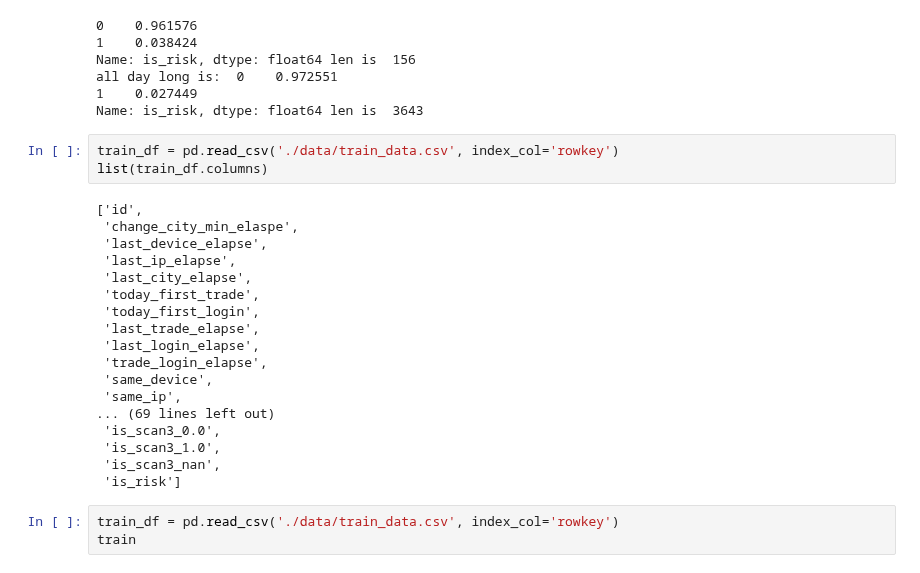
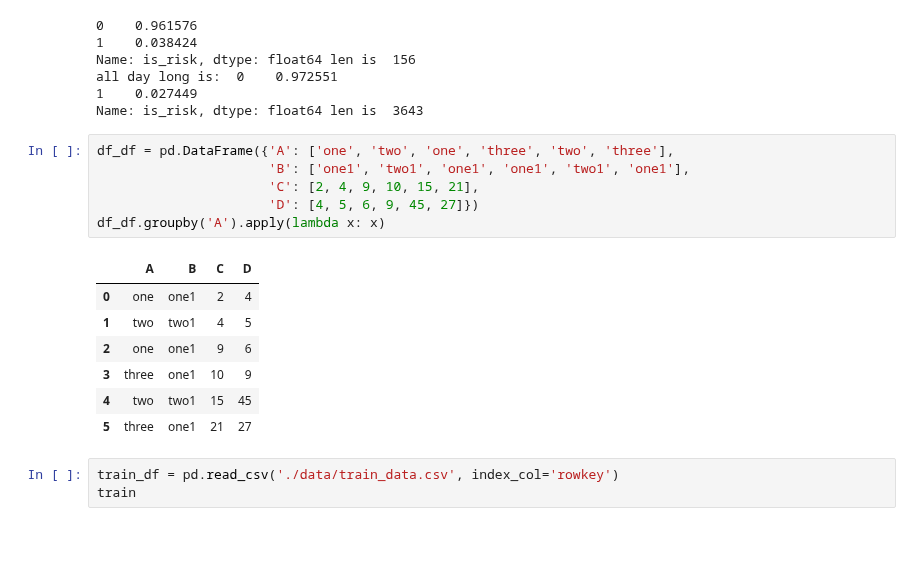
Before and after one commit to tusonggao/Kaggle_code, a Jupyter notebook: jd_contest/jd_contest.ipynb, the cells around one changed output. Drawn from its saved outputs; the diff is of its cells as text; blank space fills up the shorter version.

```diff
--- a/jd_contest/jd_contest.ipynb
+++ b/jd_contest/jd_contest.ipynb
@@ -402,27 +407,20 @@ Name: is_risk, dtype: float64 len is  156
 all day long is:  0    0.972551
 1    0.027449
 Name: is_risk, dtype: float64 len is  3643
-# %%
-train_df = pd.read_csv('./data/train_data.csv', index_col='rowkey')
-list(train_df.columns)
-# %% [output]
-['id',
- 'change_city_min_elaspe',
- 'last_device_elapse',
- 'last_ip_elapse',
- 'last_city_elapse',
- 'today_first_trade',
- 'today_first_login',
- 'last_trade_elapse',
- 'last_login_elapse',
- 'trade_login_elapse',
- 'same_device',
- 'same_ip',
-... (69 lines left out)
- 'is_scan3_0.0',
- 'is_scan3_1.0',
- 'is_scan3_nan',
- 'is_risk']
+# %%
+df_df = pd.DataFrame({'A': ['one', 'two', 'one', 'three', 'two', 'three'],
+                      'B': ['one1', 'two1', 'one1', 'one1', 'two1', 'one1'],
+                      'C': [2, 4, 9, 10, 15, 21],
+                      'D': [4, 5, 6, 9, 45, 27]})
+df_df.groupby('A').apply(lambda x: x)
+# %% [output]
+|  | A | B | C | D |
+| 0 | one | one1 | 2 | 4 |
+| 1 | two | two1 | 4 | 5 |
+| 2 | one | one1 | 9 | 6 |
+| 3 | three | one1 | 10 | 9 |
+| 4 | two | two1 | 15 | 45 |
+| 5 | three | one1 | 21 | 27 |
 # %%
 train_df = pd.read_csv('./data/train_data.csv', index_col='rowkey')
 train
```
Also changed, not shown: parts of 6 cells of this notebook, 2 other files.
